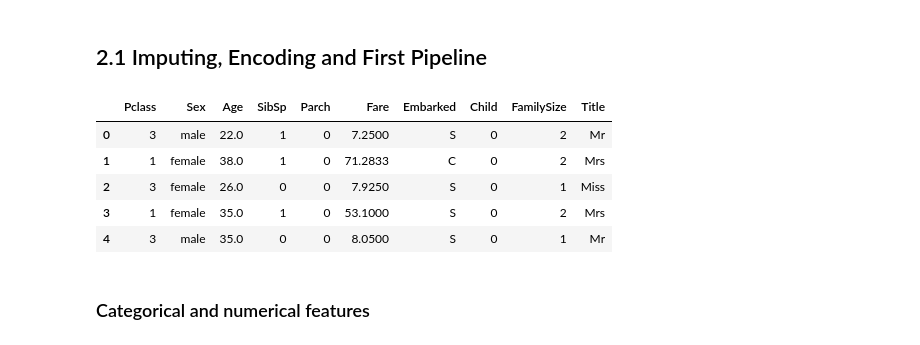
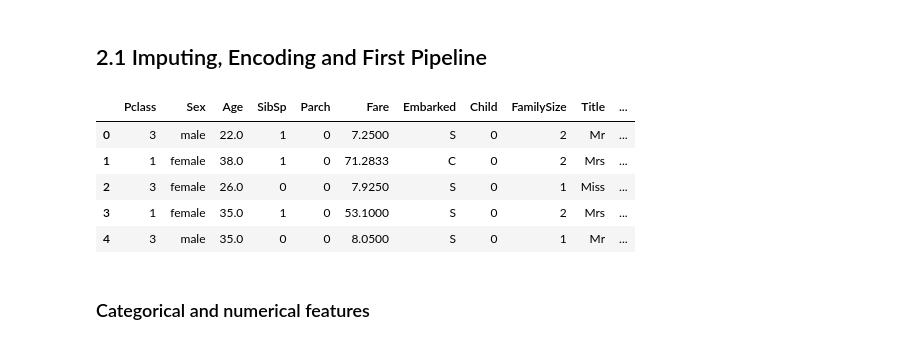
Before and after one commit to xJacoob/MachineLearning, a Jupyter notebook: Titanic/titanic_model.ipynb, the cells around one changed output. Saved outputs shown, nothing was run; the diff lists cells and outputs as text; code cells hidden in the pictures.

```diff
--- a/Titanic/titanic_model.ipynb
+++ b/Titanic/titanic_model.ipynb
@@ -30,16 +33,16 @@ group_rare_title(data)
 # %%
-X = data.drop(columns=['Survived', 'Ticket', 'PassengerId', 'Cabin', 'Name'])
+X = data.drop(columns=['Survived', 'Ticket', 'PassengerId', 'Name', 'Cabin'])
 y = data['Survived']
 
 X_train, X_test, y_train, y_test = train_test_split(X, y, test_size=0.2, random_state=42)
 X.head()
 # %% [output]
-|  | Pclass | Sex | Age | SibSp | Parch | Fare | Embarked | Child | FamilySize | Title |
-| 0 | 3 | male | 22.0 | 1 | 0 | 7.2500 | S | 0 | 2 | Mr |
-| 1 | 1 | female | 38.0 | 1 | 0 | 71.2833 | C | 0 | 2 | Mrs |
-| 2 | 3 | female | 26.0 | 0 | 0 | 7.9250 | S | 0 | 1 | Miss |
-| 3 | 1 | female | 35.0 | 1 | 0 | 53.1000 | S | 0 | 2 | Mrs |
-| 4 | 3 | male | 35.0 | 0 | 0 | 8.0500 | S | 0 | 1 | Mr |
+|  | Pclass | Sex | Age | SibSp | Parch | Fare | Embarked | Child | FamilySize | Title | ... |
+| 0 | 3 | male | 22.0 | 1 | 0 | 7.2500 | S | 0 | 2 | Mr | ... |
+| 1 | 1 | female | 38.0 | 1 | 0 | 71.2833 | C | 0 | 2 | Mrs | ... |
+| 2 | 3 | female | 26.0 | 0 | 0 | 7.9250 | S | 0 | 1 | Miss | ... |
+| 3 | 1 | female | 35.0 | 1 | 0 | 53.1000 | S | 0 | 2 | Mrs | ... |
+| 4 | 3 | male | 35.0 | 0 | 0 | 8.0500 | S | 0 | 1 | Mr | ... |
 # %% [markdown]
 ### Categorical and numerical features
 # %%
```
Also changed, not shown: parts of 20 cells of this notebook, 1 other file.
